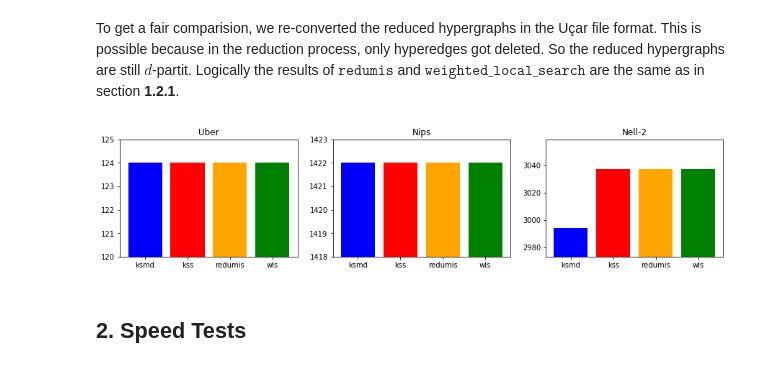
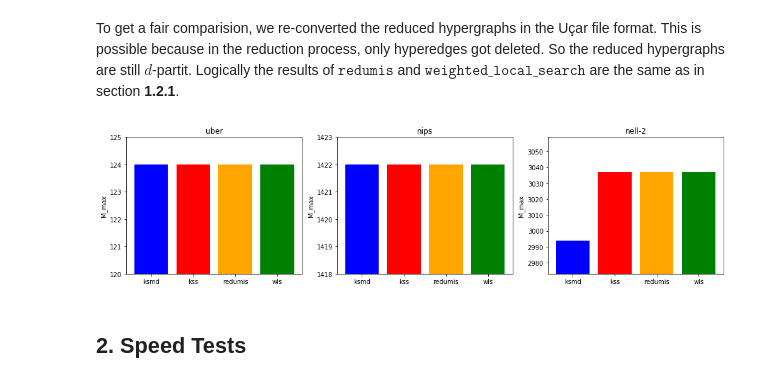
Before and after one commit to suomika/HyperMatch, a Jupyter notebook: results/HyperMatch.ipynb, the cells around one changed output. Saved outputs shown, nothing was run; the diff lists cells and outputs as text; code cells hidden in the pictures.

```diff
--- a/results/HyperMatch.ipynb
+++ b/results/HyperMatch.ipynb
@@ -139,36 +150,39 @@ To get a fair comparision, we re-converted the reduced hypergraphs in the Uçar
 # %%
 uber_red = [124, 124, 124, 124]
 low_uber_red = min(uber_red)
 high_uber_red = max(uber_red)
 
 nips_red = [1422, 1422, 1422, 1422]
 low_nips_red = min(nips_red)
 high_nips_red = max(nips_red)
 
 nell_red = [2994, 3037, 3037, 3037]
 low_nell_red = min(nell_red)
 high_nell_red = max(nell_red)
 
-plt.figure(figsize=(15, 3))
+plt.figure(figsize=(17, 4))
 
 plt.subplot(131)
 plt.ylim(120, 125)
 plt.bar(names, uber_red, color=['blue', 'red', 'orange', 'green'])
-plt.title('Uber')
+plt.title('uber')
+plt.ylabel('M_max')
 
 plt.subplot(132)
 plt.ylim(1418, 1423)
 plt.bar(names, nips_red, color=['blue', 'red', 'orange', 'green'])
-plt.title('Nips')
+plt.title('nips')
+plt.ylabel('M_max')
 
 plt.subplot(133)
 plt.ylim([math.ceil(low_nell_red-0.5*(high_nell_red-low_nell_red)), math.ceil(high_nell_red+0.5*(high_nell_red-low_nell_red))])
 plt.bar(names, nell_red, color=['blue', 'red', 'orange', 'green'])
-plt.title('Nell-2')
+plt.title('nell-2')
+plt.ylabel('M_max')
 
 plt.show()
 # %% [output]
-[figure, old version]
+[figure, new version]
 # %% [markdown]
 ## 2. Speed Tests
 # %%
```
Also changed, not shown: parts of 3 cells of this notebook.
